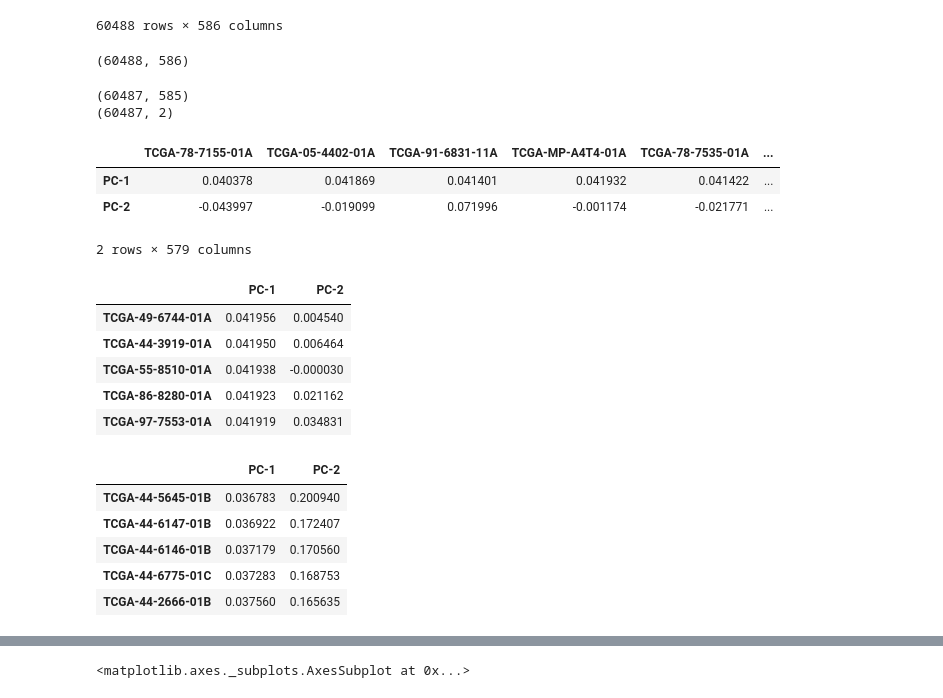
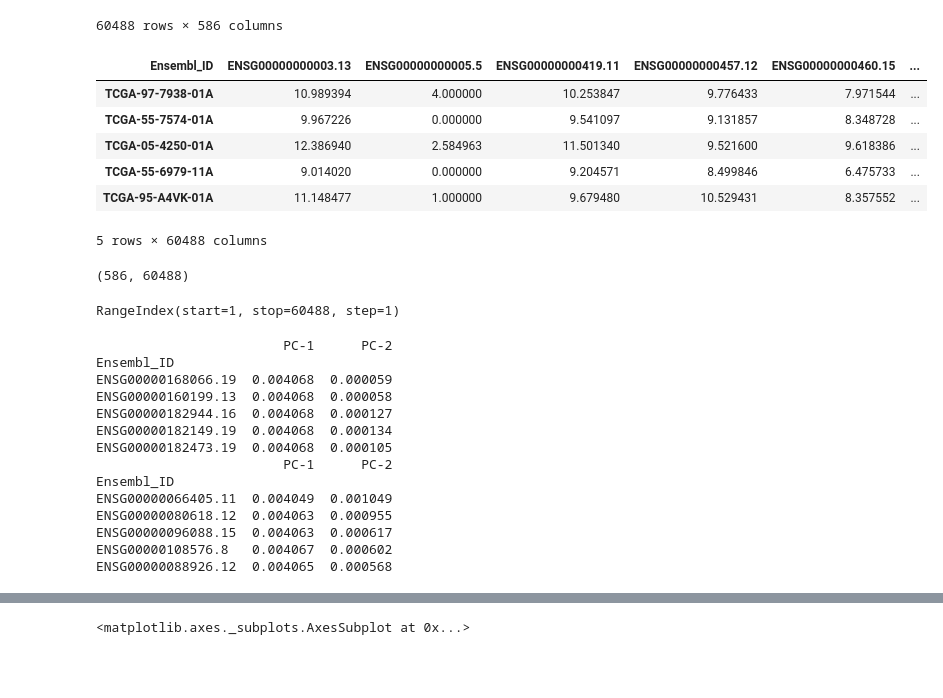
Before and after one commit to estherb-s/CompBio-1, a Jupyter notebook: RandForest-LUNG.ipynb, the cells around one changed output, grey strips where cells are left out. Cells and saved outputs as stored; diff of their text form; code cells hidden in the pictures; blank space fills up the shorter version.

```diff
--- a/RandForest-LUNG.ipynb
+++ b/RandForest-LUNG.ipynb
@@ -38,26 +38,39 @@ df.fillna(df.mean())
 | 60486 | __not_aligned | 0.000000 | 0.000000 | 0.000000 | 0.000000 | 0.000000 | ... |
 | 60487 | __alignment_not_unique | 23.530974 | 23.588639 | 24.162948 | 22.713226 | 23.861771 | ... |
 60488 rows × 586 columns
+# %%
+df['id2'] = df.index
+df.set_index('Ensembl_ID',inplace=True)
+df = df.T
+df.head()
+# %% [output]
+| Ensembl_ID | ENSG00000000003.13 | ENSG00000000005.5 | ENSG00000000419.11 | ENSG00000000457.12 | ENSG00000000460.15 | ... |
+| TCGA-97-7938-01A | 10.989394 | 4.000000 | 10.253847 | 9.776433 | 7.971544 | ... |
+| TCGA-55-7574-01A | 9.967226 | 0.000000 | 9.541097 | 9.131857 | 8.348728 | ... |
+| TCGA-05-4250-01A | 12.386940 | 2.584963 | 11.501340 | 9.521600 | 9.618386 | ... |
+| TCGA-55-6979-11A | 9.014020 | 0.000000 | 9.204571 | 8.499846 | 6.475733 | ... |
+| TCGA-95-A4VK-01A | 11.148477 | 1.000000 | 9.679480 | 10.529431 | 8.357552 | ... |
+5 rows × 60488 columns
 # %%
 df.shape
 # %% [output]
-(60488, 586)
+(586, 60488)
 # %%
 from sklearn.preprocessing import StandardScaler
 from sklearn.decomposition import PCA
 from sklearn import preprocessing
 
-standardDF = StandardScaler().fit_transform(df.iloc[1:60488, 1:586])
-pca = PCA(n_components=2)
-pca.fit(standardDF)
-dfPCA = pca.transform(standardDF)
-print(standardDF.shape)
-print(dfPCA.shape)
+# standardising the dataset
+# standardDF = StandardScaler().fit_transform(df.iloc[1:586, 1:60488])
+# pca = PCA(n_components=2)
+# pca.fit(standardDF)
+# dfPCA = pca.transform(standardDF)
+# print(standardDF.shape)
+# print(dfPCA.shape)
 # %% [output]
-(60487, 585)
-(60487, 2)
+RangeIndex(start=1, stop=60488, step=1)
 # %%
-df = df.iloc[:, 1:586]
+df = df.iloc[1:586, :]
 
 dataScaled = pd.DataFrame(preprocessing.scale(df),columns = df.columns)
 pca = PCA(n_components=2)
@@ -67,32 +80,26 @@ dfPCA = pca.transform(dataScaled)
 extended = pd.DataFrame(pca.components_,columns=dataScaled.columns,index = ['PC-1','PC-2'])
 # with pd.option_context('display.max_rows', None, 'display.max_columns', None):  # more options can be specified also
 #     print(extended)
-extended.nlargest(5, extended.columns)
+# extended.nlargest(5, extended.columns)
-# %% [output]
-|  | TCGA-78-7155-01A | TCGA-05-4402-01A | TCGA-91-6831-11A | TCGA-MP-A4T4-01A | TCGA-78-7535-01A | ... |
-| PC-1 | 0.040378 | 0.041869 | 0.041401 | 0.041932 | 0.041422 | ... |
-| PC-2 | -0.043997 | -0.019099 | 0.071996 | -0.001174 | -0.021771 | ... |
-2 rows × 579 columns
 # %%
 extended = extended.T
-extended.nlargest(5, ['PC-1'])
+print(extended.nlargest(5, ['PC-1']))
+print(extended.nlargest(5, ['PC-2']))
 # %% [output]
-|  | PC-1 | PC-2 |
-| TCGA-49-6744-01A | 0.041956 | 0.004540 |
-| TCGA-44-3919-01A | 0.041950 | 0.006464 |
-| TCGA-55-8510-01A | 0.041938 | -0.000030 |
-| TCGA-86-8280-01A | 0.041923 | 0.021162 |
-| TCGA-97-7553-01A | 0.041919 | 0.034831 |
+                        PC-1      PC-2
+Ensembl_ID
+ENSG00000168066.19  0.004068  0.000059
+ENSG00000160199.13  0.004068  0.000058
+ENSG00000182944.16  0.004068  0.000127
+ENSG00000182149.19  0.004068  0.000134
+ENSG00000182473.19  0.004068  0.000105
+                        PC-1      PC-2
+Ensembl_ID
+ENSG00000066405.11  0.004049  0.001049
+ENSG00000080618.12  0.004063  0.000955
+ENSG00000096088.15  0.004063  0.000617
+ENSG00000108576.8   0.004067  0.000602
+ENSG00000088926.12  0.004065  0.000568
-# %%
-extended = extended.T
-extended.nlargest(5, ['PC-2'])
-# %% [output]
-|  | PC-1 | PC-2 |
-| TCGA-44-5645-01B | 0.036783 | 0.200940 |
-| TCGA-44-6147-01B | 0.036922 | 0.172407 |
-| TCGA-44-6146-01B | 0.037179 | 0.170560 |
-| TCGA-44-6775-01C | 0.037283 | 0.168753 |
-| TCGA-44-2666-01B | 0.037560 | 0.165635 |
 # %%
 plt.figure(figsize=(8,6))
 plt.scatter(dfPCA[:,0], dfPCA[:,1],cmap='rainbow')
```
Also changed, not shown: parts of 6 cells of this notebook.
